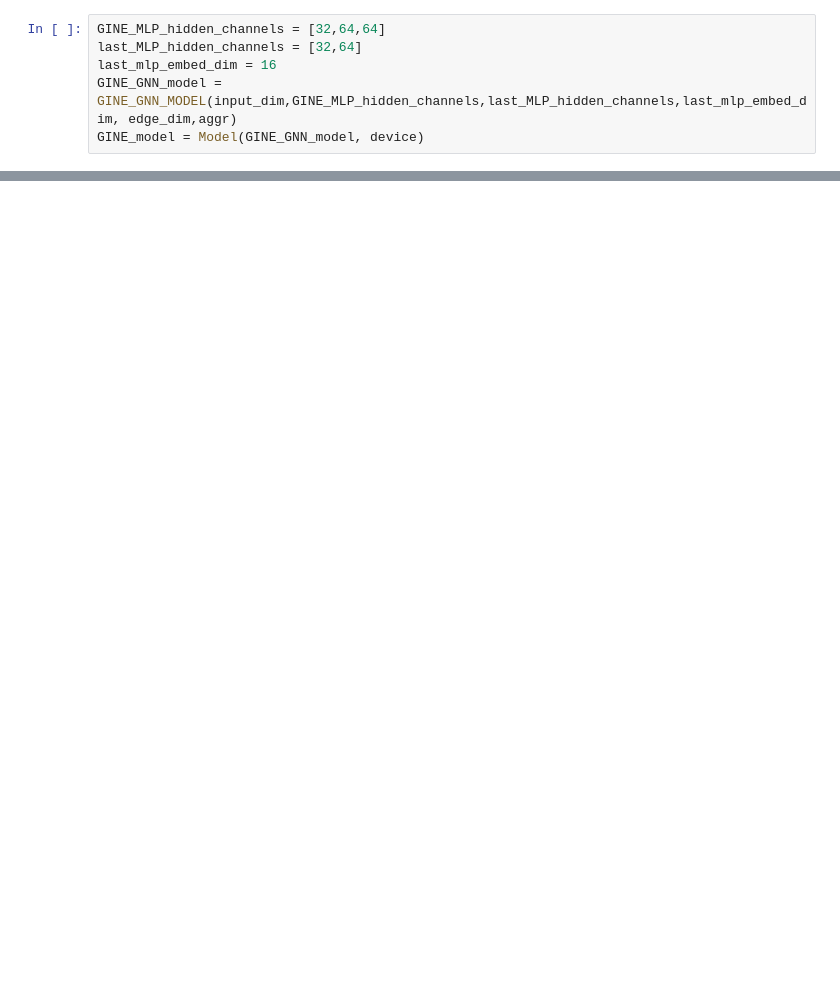
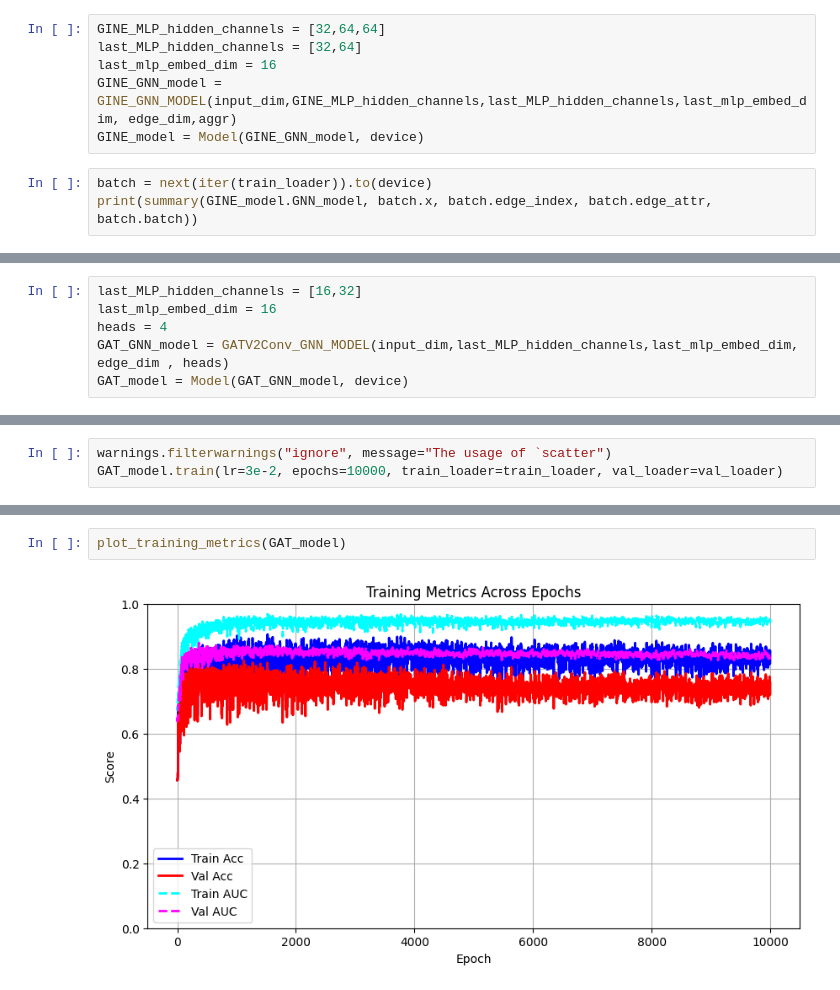
Before and after one commit to Mohammad-Amin-Jenadele/gnn-graph-classification, a Jupyter notebook: GNN_Graph_classification_main.ipynb, the cells around one changed output, grey strips where cells are left out. Saved outputs shown, nothing was run; the diff lists cells and outputs as text; blank space fills up the shorter version.

Commit message:
Finished GATV2 Training

```diff
--- a/GNN_Graph_classification_main.ipynb
+++ b/GNN_Graph_classification_main.ipynb
@@ -649,3 +646,6 @@ last_MLP_hidden_channels = [32,64]
 last_mlp_embed_dim = 16
 GINE_GNN_model = GINE_GNN_MODEL(input_dim,GINE_MLP_hidden_channels,last_MLP_hidden_channels,last_mlp_embed_dim, edge_dim,aggr)
 GINE_model = Model(GINE_GNN_model, device)
+# %%
+batch = next(iter(train_loader)).to(device)
+print(summary(GINE_model.GNN_model, batch.x, batch.edge_index, batch.edge_attr, batch.batch))
@@ -680,0 +939,6 @@ animate_embedding(GINE_model, interval=300, save_path="embedding_evolution.gif")
+# %%
+last_MLP_hidden_channels = [16,32]
+last_mlp_embed_dim = 16
+heads = 4
+GAT_GNN_model = GATV2Conv_GNN_MODEL(input_dim,last_MLP_hidden_channels,last_mlp_embed_dim, edge_dim , heads)
+GAT_model = Model(GAT_GNN_model, device)
@@ -680,0 +966,3 @@ animate_embedding(GINE_model, interval=300, save_path="embedding_evolution.gif")
+# %%
+warnings.filterwarnings("ignore", message="The usage of `scatter")
+GAT_model.train(lr=3e-2, epochs=10000, train_loader=train_loader, val_loader=val_loader)
@@ -680,0 +987,4 @@ animate_embedding(GINE_model, interval=300, save_path="embedding_evolution.gif")
+# %%
+plot_training_metrics(GAT_model)
+# %% [output]
+[figure, added]
```
Also changed, not shown: parts of 19 cells of this notebook.
